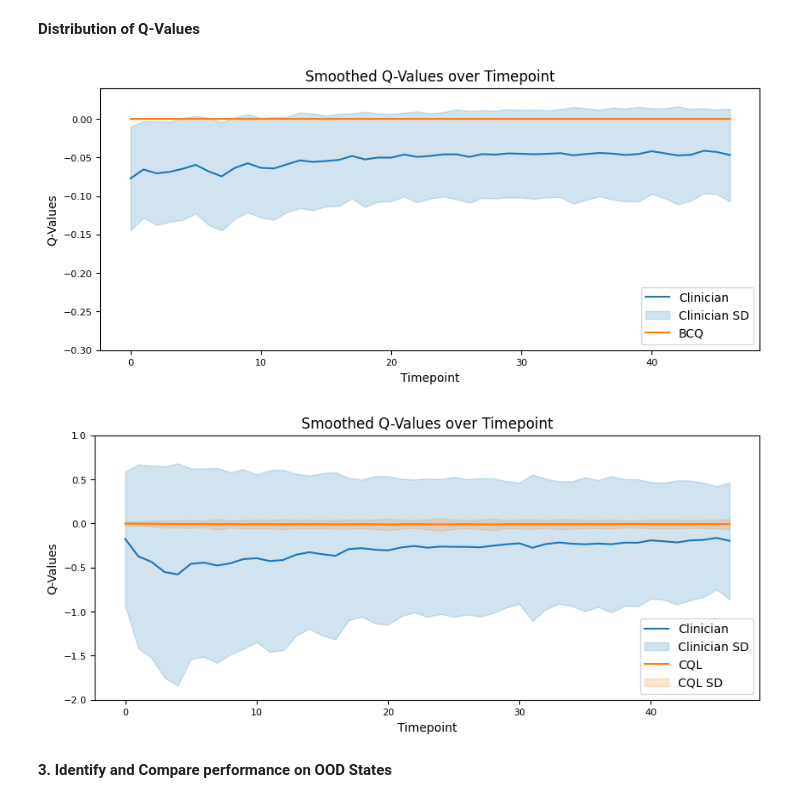
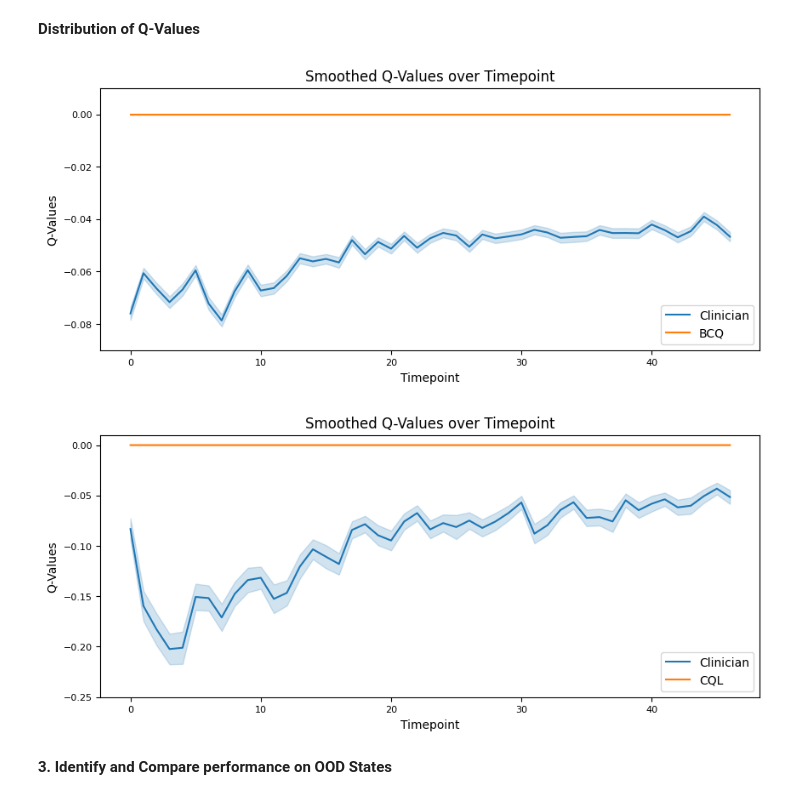
Before and after one commit to RuoqingEvelineWang/CS5446, a Jupyter notebook: notebooks/Clare-Hypotension.ipynb, the cells around one changed output. Saved outputs shown, nothing was run; the diff lists cells and outputs as text; code cells hidden in the pictures.

```diff
--- a/notebooks/Clare-Hypotension.ipynb
+++ b/notebooks/Clare-Hypotension.ipynb
@@ -860,3 +974,0 @@ discrete_cql_agent.train(replay_buffer, num_steps=200000)
-# %%
-# since the loss is still decreasing, continue to run
-discrete_cql_agent.train(replay_buffer, num_steps=400000)
@@ -895,7 +1021,7 @@ discrete_cql_agent.q_network.eval()
 
 for idx, row in X_scaled.iterrows():
     if row["hour"] == 0:
-        state = np.array(row[states].values)
+        state = np.array(row[state_columns].values)
         state = torch.FloatTensor(state).unsqueeze(0).to(discrete_cql_agent.device)
         action = int(row["action_number"])
         action = torch.LongTensor([action]).to(discrete_cql_agent.device)
@@ -934,7 +1060,7 @@ discrete_cql_agent.q_network.eval()
 
 for idx, row in X_test_scaled.iterrows():
     if row["hour"] == 0:
-        state = np.array(row[states].values)
+        state = np.array(row[state_columns].values)
         state = torch.FloatTensor(state).unsqueeze(0).to(discrete_cql_agent.device)
         action = int(row["action_number"])
         action = torch.LongTensor([action]).to(discrete_cql_agent.device)
@@ -1177,21 +1289,24 @@ Weighted Importance Sampling:
 # %%
-state_columns = ["MAP", "diastolic_bp", "systolic_bp", "urine", "ALT", "AST", "PO2", "lactic_acid", "serum_creatinine", "FiO2",
-                 "GCS_total", "urine_m", "ALT_AST_m", "FiO2_m", "GCS_total_m", "PO2_m", "lactic_acid_m", "serum_creatinine_m"]
-
 def get_policy_probs(network, states):
     with torch.no_grad():
         q_values = network(states)
         probs = F.softmax(q_values, dim=1).cpu().numpy()
     return probs
 
-def weighted_importance_sampling(policy_network, clinician_network, state, action, reward):
+def weighted_importance_sampling(policy_network, state, action, reward):
     """Compute weighted importance sampling for policy evaluation"""
     # get probabilities of the actions that were actually taken
     policy_probs = get_policy_probs(policy_network, state.unsqueeze(0))
     policy_action_probs = policy_probs[0, action]
 
-    clinician_probs = get_policy_probs(clinician_network, state.unsqueeze(0))
-    clinician_action_probs = clinician_probs[0, actions]
+    # assume action taken by the clinician to be rather deterministic
+    # In purely offline settings where no new clinician behavior is available,
+    # treating the observed clinician action as having a probability of 1 can reduce errors that
+    # might arise from an imperfect approximation model for the clinician’s policy.
+    # The alternative—learning a probabilistic clinician model—can sometimes introduce noise,
+    # especially if the offline dataset does not sufficiently capture clinician action patterns.
+    # use a smoothed or soft probability instead of setting is as 1.0.
+    clinician_action_probs = 0.95
 
     # compute importance weights
     importance_weights = policy_action_probs / clinician_action_probs
@@ -1200,7 +1315,7 @@ def weighted_importance_sampling(policy_network, clinician_network, state, actio
     weighted_rewards = importance_weights * reward
     return weighted_rewards
 
-def compute_wis_for_trajectory(df, clinician_policy, learned_policy, gamma=0.99):
+def compute_wis_for_trajectory(df, learned_policy, gamma=0.99):
     clinician_rewards = []
     policy_rewards = []
 
@@ -1221,8 +1336,7 @@ def compute_wis_for_trajectory(df, clinician_policy, learned_policy, gamma=0.99)
             reward = row["reward"]
             action = torch.tensor(row["action_number"]).long()
             state = torch.tensor(row[state_columns].values).float().to('mps')
-            wis_estimate = weighted_importance_sampling(learned_policy, clinician_policy, state, action, reward)
-            #print(reward, wis_estimate)
+            wis_estimate = weighted_importance_sampling(learned_policy, state, action, reward)
 
             patient_clinician_reward += (gamma ** hour) * reward
             patient_policy_reward += (gamma ** hour) * wis_estimate
@@ -1400,17 +1523,19 @@ for _, row in X_test_scaled.iterrows():
 # %%
 # plot
 plt.figure(figsize=(10, 4))
-sns.lineplot(x="hour", y="clinician", data=q_values_dist, errorbar="sd")
-sns.lineplot(x="hour", y="bcq", data=q_values_dist, errorbar="sd")
+sns.lineplot(x="hour", y="clinician", data=q_values_dist, errorbar="se", legend=None)
+sns.lineplot(x="hour", y="bcq", data=q_values_dist, errorbar="se", legend=None)
 plt.title("Smoothed Q-Values over Timepoint", fontsize=12)
 plt.xlabel("Timepoint", fontsize=10)
 plt.ylabel("Q-Values", fontsize=10)
 plt.tick_params(labelsize=8)
-plt.ylim([-0.3, 0.04])
-plt.legend(["Clinician", "Clinician SD", "BCQ"], loc="lower right")
+plt.ylim([-0.09, 0.01])
+plt.legend(handles=[plt.Line2D([0], [0], color=sns.color_palette()[0], label='Clinician'),
+                    plt.Line2D([0], [0], color=sns.color_palette()[1], label='BCQ')],
+           loc="lower right")
 plt.show()
 # %% [output]
-[figure, old version]
+[figure, new version]
 # %%
 q_values_dist = pd.DataFrame(columns=["id", "hour", "clinician", "cql"])
 discrete_cql_agent.q_network.eval()
@@ -1431,17 +1556,19 @@ for _, row in X_test_scaled.iterrows():
 # %%
 # plot
 plt.figure(figsize=(10, 4))
-sns.lineplot(x="hour", y="clinician", data=q_values_dist, errorbar="sd")
-sns.lineplot(x="hour", y="cql", data=q_values_dist, errorbar="sd")
+sns.lineplot(x="hour", y="clinician", data=q_values_dist, errorbar="se", legend=None)
+sns.lineplot(x="hour", y="cql", data=q_values_dist, errorbar="se", legend=None)
 plt.title("Smoothed Q-Values over Timepoint", fontsize=12)
 plt.xlabel("Timepoint", fontsize=10)
 plt.ylabel("Q-Values", fontsize=10)
 plt.tick_params(labelsize=8)
-plt.ylim([-2, 1.0])
-plt.legend(["Clinician", "Clinician SD", "CQL", "CQL SD"], loc="lower right")
+plt.ylim([-0.25, 0.01])
+plt.legend(handles=[plt.Line2D([0], [0], color=sns.color_palette()[0], label='Clinician'),
+                    plt.Line2D([0], [0], color=sns.color_palette()[1], label='CQL')],
+           loc="lower right")
 plt.show()
 # %% [output]
-[figure, old version]
+[figure, new version]
 # %% [markdown]
 **3. Identify and Compare performance on OOD States**
 # %%
```
Also changed, not shown: parts of 39 cells of this notebook, 5 other files.
